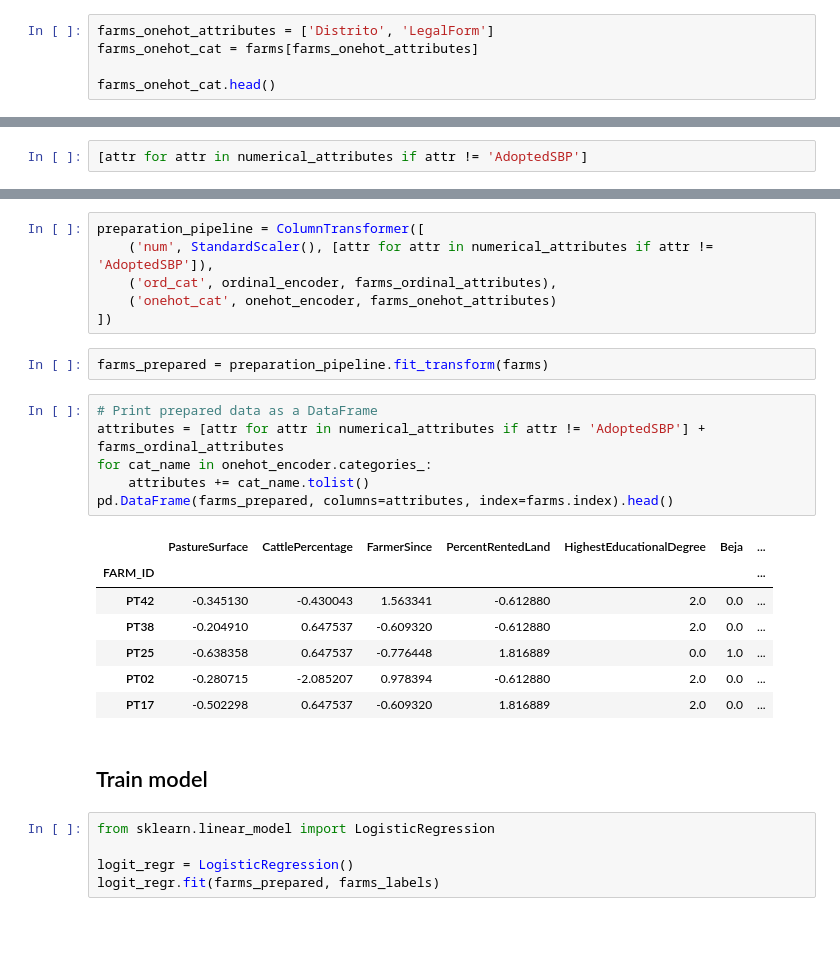
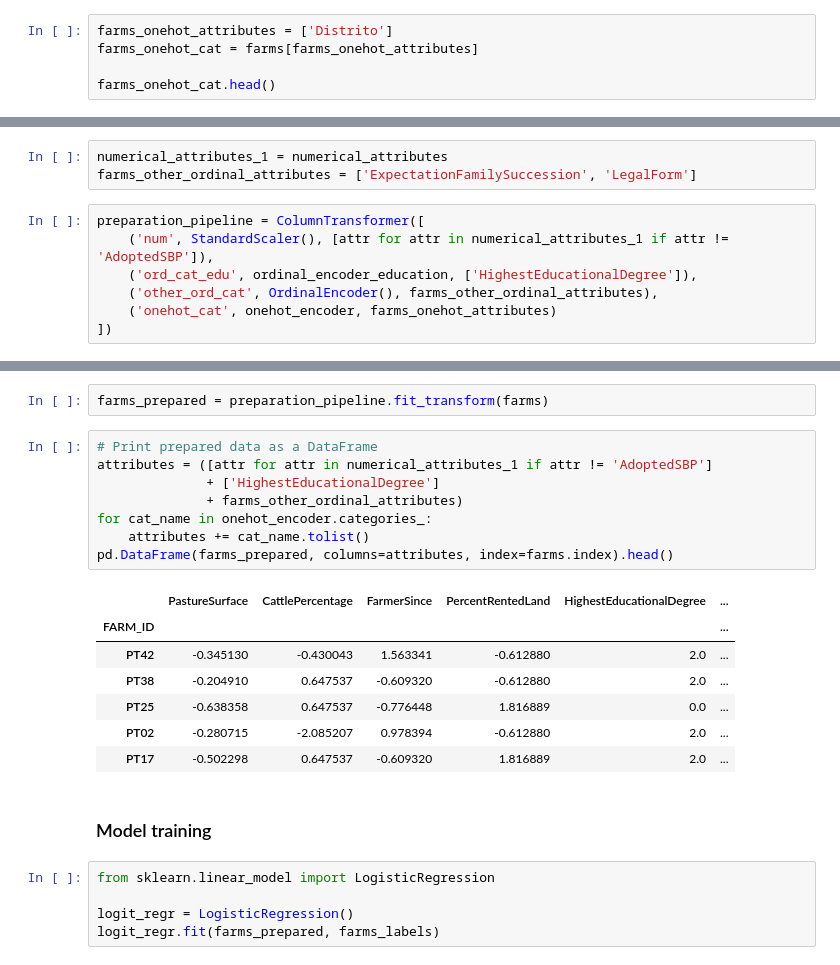
Before and after one commit to giacrava/thesis-sbp-abm, a Jupyter notebook: sbp_abm_survey/survey_analysis/Survey analysis.ipynb, the cells around one changed output, grey strips where cells are left out. Drawn from its saved outputs; the diff is of its cells as text; blank space fills up the shorter version.

```diff
--- a/sbp_abm_survey/survey_analysis/Survey analysis.ipynb
+++ b/sbp_abm_survey/survey_analysis/Survey analysis.ipynb
@@ -542,5 +573,5 @@ array([[2.],
 # %%
-farms_onehot_attributes = ['Distrito', 'LegalForm']
+farms_onehot_attributes = ['Distrito']
 farms_onehot_cat = farms[farms_onehot_attributes]
 
 farms_onehot_cat.head()
@@ -589,5 +618,13 @@ onehot_encoder.categories_
 from sklearn.pipeline import Pipeline
 from sklearn.preprocessing import StandardScaler
 from sklearn.compose import ColumnTransformer
+# %%
+numerical_attributes_1 = numerical_attributes
+farms_other_ordinal_attributes = ['ExpectationFamilySuccession', 'LegalForm']
 # %%
-[attr for attr in numerical_attributes if attr != 'AdoptedSBP']
+preparation_pipeline = ColumnTransformer([
+    ('num', StandardScaler(), [attr for attr in numerical_attributes_1 if attr != 'AdoptedSBP']),
+    ('ord_cat_edu', ordinal_encoder_education, ['HighestEducationalDegree']),
+    ('other_ord_cat', OrdinalEncoder(), farms_other_ordinal_attributes),
+    ('onehot_cat', onehot_encoder, farms_onehot_attributes)
+])
@@ -596,27 +631,23 @@ from sklearn.compose import ColumnTransformer
-# %%
-preparation_pipeline = ColumnTransformer([
-    ('num', StandardScaler(), [attr for attr in numerical_attributes if attr != 'AdoptedSBP']),
-    ('ord_cat', ordinal_encoder, farms_ordinal_attributes),
-    ('onehot_cat', onehot_encoder, farms_onehot_attributes)
-])
 # %%
 farms_prepared = preparation_pipeline.fit_transform(farms)
 # %%
 # Print prepared data as a DataFrame
-attributes = [attr for attr in numerical_attributes if attr != 'AdoptedSBP'] + farms_ordinal_attributes
+attributes = ([attr for attr in numerical_attributes_1 if attr != 'AdoptedSBP']
+              + ['HighestEducationalDegree']
+              + farms_other_ordinal_attributes)
 for cat_name in onehot_encoder.categories_:
     attributes += cat_name.tolist()
 pd.DataFrame(farms_prepared, columns=attributes, index=farms.index).head()
 # %% [output]
-|  | PastureSurface | CattlePercentage | FarmerSince | PercentRentedLand | HighestEducationalDegree | Beja | ... |
-| FARM_ID |  |  |  |  |  |  | ... |
-| PT42 | -0.345130 | -0.430043 | 1.563341 | -0.612880 | 2.0 | 0.0 | ... |
-| PT38 | -0.204910 | 0.647537 | -0.609320 | -0.612880 | 2.0 | 0.0 | ... |
-| PT25 | -0.638358 | 0.647537 | -0.776448 | 1.816889 | 0.0 | 1.0 | ... |
-| PT02 | -0.280715 | -2.085207 | 0.978394 | -0.612880 | 2.0 | 0.0 | ... |
-| PT17 | -0.502298 | 0.647537 | -0.609320 | 1.816889 | 2.0 | 0.0 | ... |
+|  | PastureSurface | CattlePercentage | FarmerSince | PercentRentedLand | HighestEducationalDegree | ... |
+| FARM_ID |  |  |  |  |  | ... |
+| PT42 | -0.345130 | -0.430043 | 1.563341 | -0.612880 | 2.0 | ... |
+| PT38 | -0.204910 | 0.647537 | -0.609320 | -0.612880 | 2.0 | ... |
+| PT25 | -0.638358 | 0.647537 | -0.776448 | 1.816889 | 0.0 | ... |
+| PT02 | -0.280715 | -2.085207 | 0.978394 | -0.612880 | 2.0 | ... |
+| PT17 | -0.502298 | 0.647537 | -0.609320 | 1.816889 | 2.0 | ... |
-# %% [markdown]
-## Train model
+# %% [markdown]
+### Model training
 # %%
 from sklearn.linear_model import LogisticRegression
 
```
Also changed, not shown: parts of 102 cells of this notebook, 1 other file.
